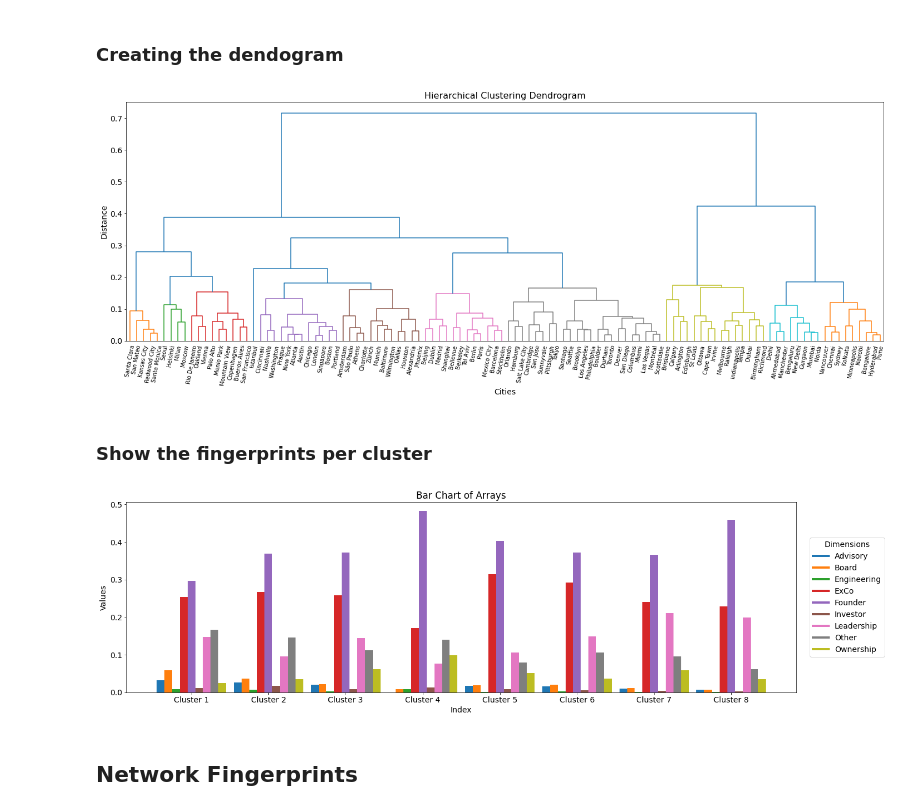
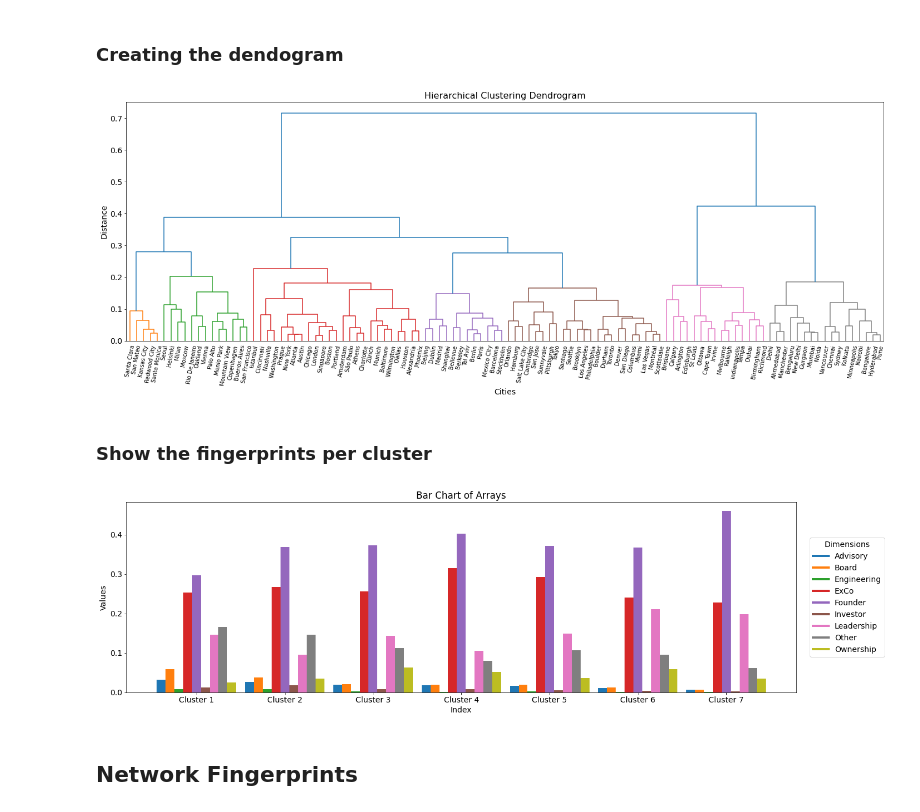
Before and after one commit to DarioZappala/caratterizzazione-sistemi-innovativi, a Jupyter notebook: fingerprint.ipynb, the cells around one changed output. Cells and saved outputs as stored; diff of their text form; code cells hidden in the pictures.

```diff
--- a/fingerprint.ipynb
+++ b/fingerprint.ipynb
@@ -120,23 +118,23 @@ filtered_pivoted = pivoted[city_totals >= minimum_jobs_count]
 # %%
 normalized_pivoted = filtered_pivoted.apply(lambda row: row / row.sum(), axis=1)
 Z = linkage(normalized_pivoted, method='ward')
-createDendogram(normalized_pivoted,Z,threshold = 0.18)
+createDendogram(normalized_pivoted,Z,threshold = 0.25)
 # %% [output]
-[figure, old version]
+[figure, new version]
 # %% [markdown]
 ### Show the fingerprints per cluster
 # %%
 cluster_cities = plotClusters(filtered_pivoted,
               list(filtered_pivoted.columns),
               sns.color_palette("tab10", n_colors=len(filtered_pivoted.columns)),
               Z,
               normalized=True,
               difference=False,
-              clusters = 8,
+              clusters = 7,
               return_cities=True
             )
 # %% [output]
-[figure, old version]
+[figure, new version]
 # %% [markdown]
 ## Network Fingerprints
 # %%
```
Also changed, not shown: parts of 21 cells of this notebook, 1 other file.
